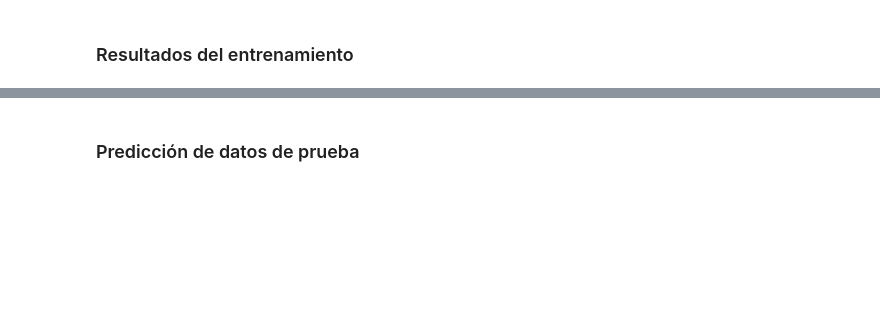
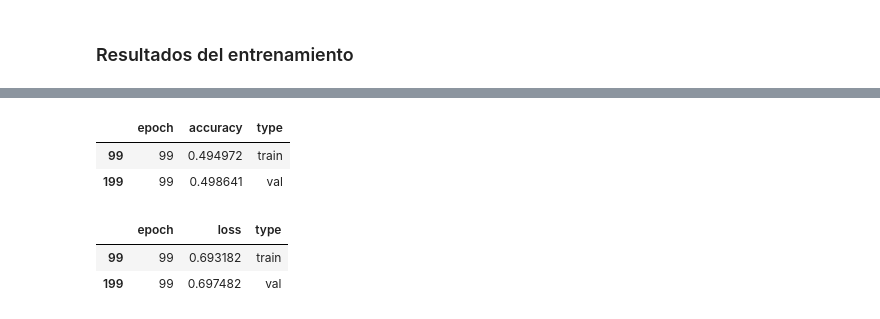
Before and after one commit to ctvdata/spectrep, a Jupyter notebook: AuthorShipVerification_mlpn.ipynb, the cells around one changed output, grey strips where cells are left out. Saved outputs shown, nothing was run; the diff lists cells and outputs as text; code cells hidden in the pictures; blank space fills up the shorter version.

```diff
--- a/AuthorShipVerification_mlpn.ipynb
+++ b/AuthorShipVerification_mlpn.ipynb
@@ -145,3 +231,26 @@ model.compile(loss = 'binary_crossentropy', optimizer = "adam", metrics=["binary
+# %%
+x1 = tf.keras.Input(shape=(1200,), name="Input_1")
+x2 = tf.keras.Input(shape=(1200,), name="Input_2")
+
+hidden1 = tf.keras.layers.Dense(128, activation='relu', name="hidden_layer1")
+h1 = hidden1(x1)
+h2 = hidden1(x2)
+
+# Dropout
+dropout_layer = tf.keras.layers.Dropout(0.4, name="Dropout_1")
+d1 = dropout_layer(h1)
+d2 = dropout_layer(h2)
+
+# merge = cl.AbsoluteResidual(name="AbsoluteResidual")([o9_1,o9_2])
+merge = tf.subtract(d1,d2, name="merge")
+
+# MLPNN Classifier
+hidden2 = tf.keras.layers.Dense(128, activation='relu', name="hidden_layer2")(merge)
+dropout_layer2 = tf.keras.layers.Dropout(0.4, name="Dropout_2")(hidden2)
+output = tf.keras.layers.Dense(1, activation="sigmoid", name="output_layer")(dropout_layer2)
+
+model = tf.keras.Model([x1, x2], output)
+model.compile(loss = 'binary_crossentropy', optimizer = "adam", metrics=["binary_accuracy"])
 # %%
 model.summary()
 # %% [output]
@@ -182,8 +307,9 @@ validation_generator = DataGenerator(partition['validation'], val, labels, full_
 # %%
 # Train model on dataset
-history = model.fit(x=training_generator,
-                    validation_data=validation_generator,
-                    # use_multiprocessing=True,
-                    # workers=4,
-                    epochs=100,
-                    verbose=1)
+with tf.device('/device:GPU:0'):
+    history = model.fit(x=training_generator,
+                        validation_data=validation_generator,
+                        # use_multiprocessing=True,
+                        # workers=4,
+                        epochs=100,
+                        verbose=1)
@@ -214,2 +363,12 @@ plt.show()
-# %% [markdown]
-### Predicción de datos de prueba
+# %%
+acc.loc[acc.epoch==99]
+# %% [output]
+|  | epoch | accuracy | type |
+| 99 | 99 | 0.494972 | train |
+| 199 | 99 | 0.498641 | val |
+# %%
+loss.loc[loss.epoch==99]
+# %% [output]
+|  | epoch | loss | type |
+| 99 | 99 | 0.693182 | train |
+| 199 | 99 | 0.697482 | val |
```
Also changed, not shown: parts of 10 cells of this notebook, 9 other files.
